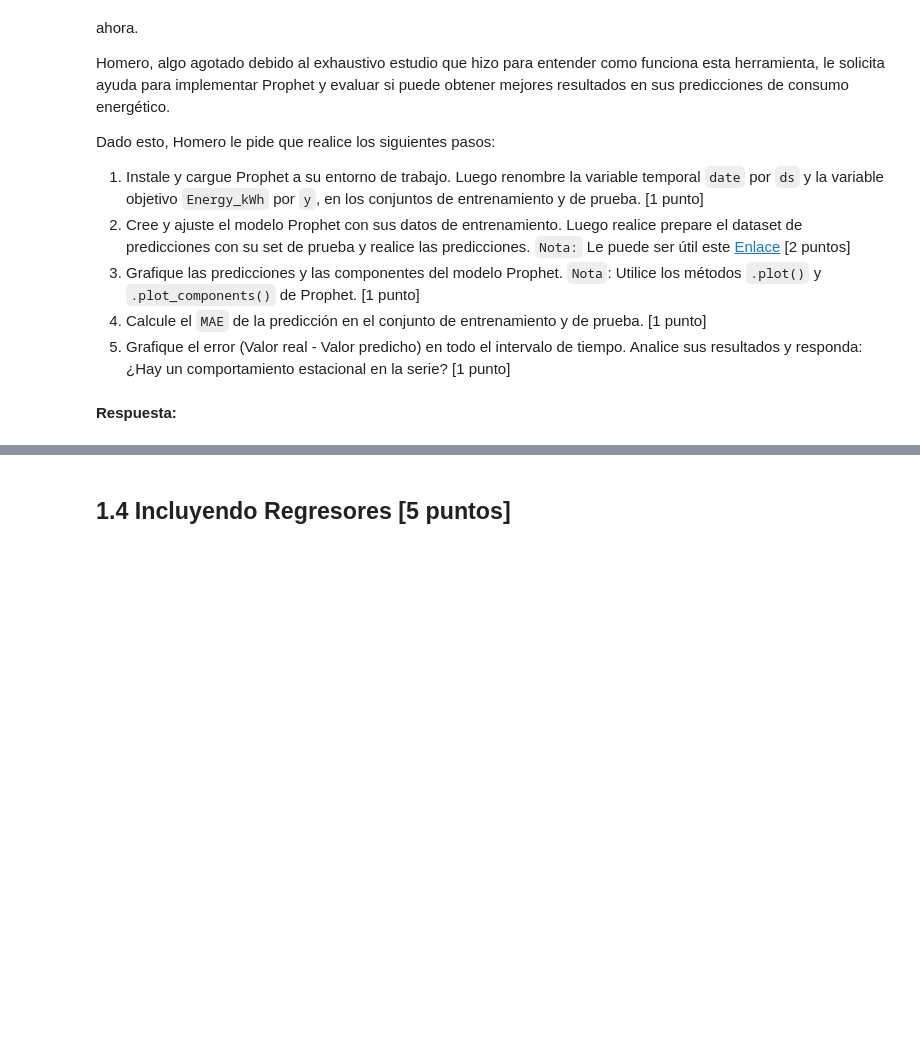
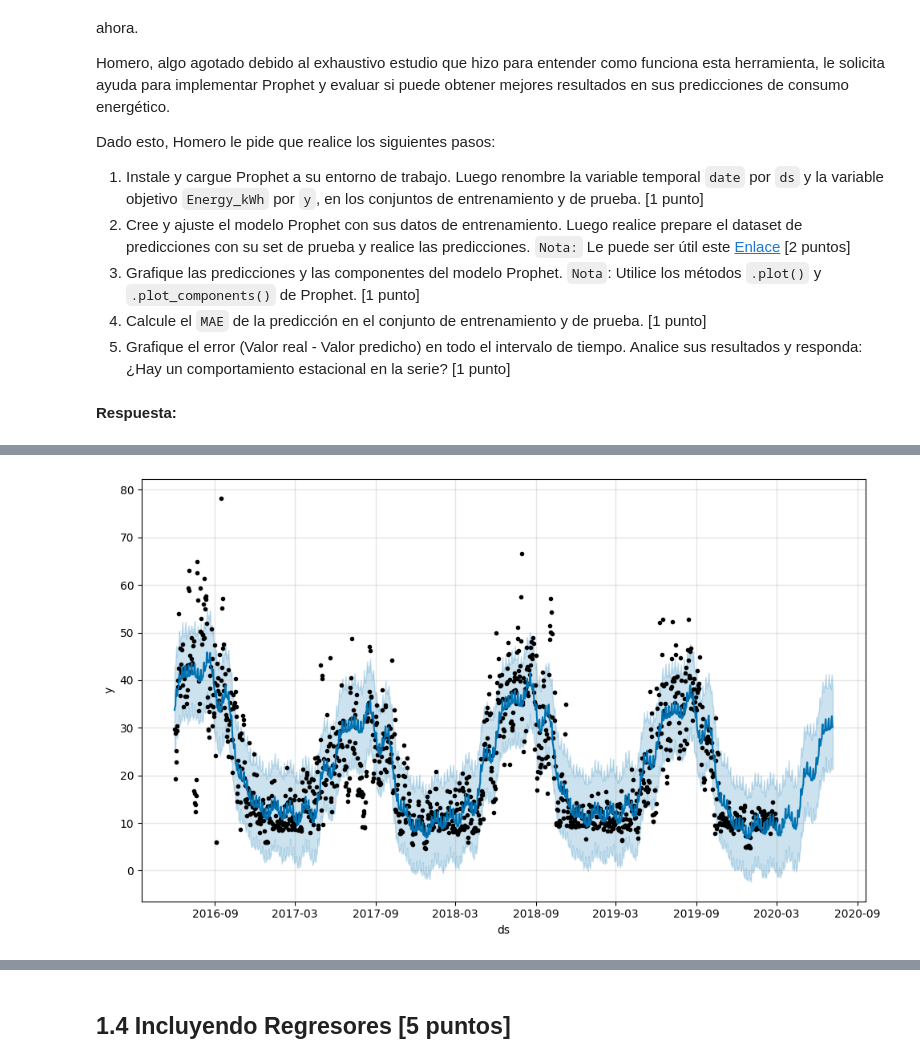
Before and after one commit to MartinTorricoP/Laboratorios_MDS7202, a Jupyter notebook: Lab8_-_Forecasting_y_sistema_de_recomendacion/Lab_8_MT_AT.ipynb, the cells around one changed output, grey strips where cells are left out. Drawn from its saved outputs; the diff is of its cells as text; code cells hidden in the pictures; blank space fills up the shorter version.

```diff
--- a/Lab8_-_Forecasting_y_sistema_de_recomendacion/Lab_8_MT_AT.ipynb
+++ b/Lab8_-_Forecasting_y_sistema_de_recomendacion/Lab_8_MT_AT.ipynb
@@ -132,0 +235,19 @@ Usted, como buen ciudadano de Springfield, decide ayudar a Homero, el cual le pi
+# %%
+# 2
+
+Pipeline_trend.fit(X_train, y_train)
+train_pred = Pipeline_trend.predict(X_train)
+test_pred = Pipeline_trend.predict(X_test)
+
+y_pred = np.concatenate([train_pred, test_pred])
+
+fig = px.scatter(df, x=df.date, y=target, title='Consumo de energía en la casa de Homero', color='set')
+fig.add_scatter(x=df.date, y=y_pred, mode='lines', name='Prediction', line=dict(color='green', width=2))
+fig.update_traces(marker=dict(size=3.5))
+fig.show()
+
+mae_train = mean_absolute_error(y_train, train_pred)
+mae_test = mean_absolute_error(y_test, test_pred)
+
+print(f'MAE Train: {mae_train:.1f}')
+print(f'MAE Test: {mae_test:.1f}')
@@ -157,0 +436,22 @@ from prophet.plot import plot_plotly, plot_components_plotly
+# %%
+#1
+
+train_prophet = X_train.copy()
+train_prophet['ds'] = train_prophet['date']
+train_prophet['y'] = y_train
+train_prophet = train_prophet[['ds', 'y']]
+
+test_prophet = X_test.copy()
+test_prophet['ds'] = test_prophet['date']
+test_prophet['y'] = y_test
+test_prophet = test_prophet[['ds', 'y']]
+# %%
+#2
+
+m = Prophet()
+
+m.fit(train_prophet)
+
+future = m.make_future_dataframe(periods=129)
+forecast = m.predict(future)
+forecast[['ds', 'yhat', 'yhat_lower', 'yhat_upper']].tail()
@@ -157,0 +467,6 @@ from prophet.plot import plot_plotly, plot_components_plotly
+# %%
+# 3
+
+fig1 = m.plot(forecast)
+# %% [output]
+[figure, added]
```
Also changed, not shown: parts of 21 cells of this notebook.
